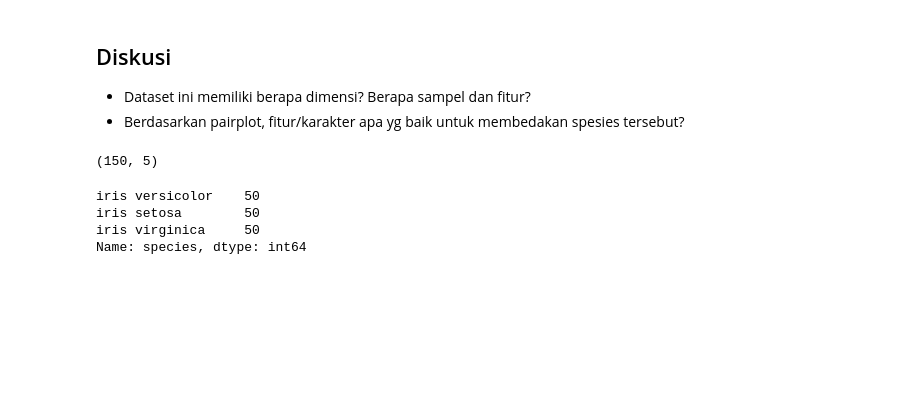
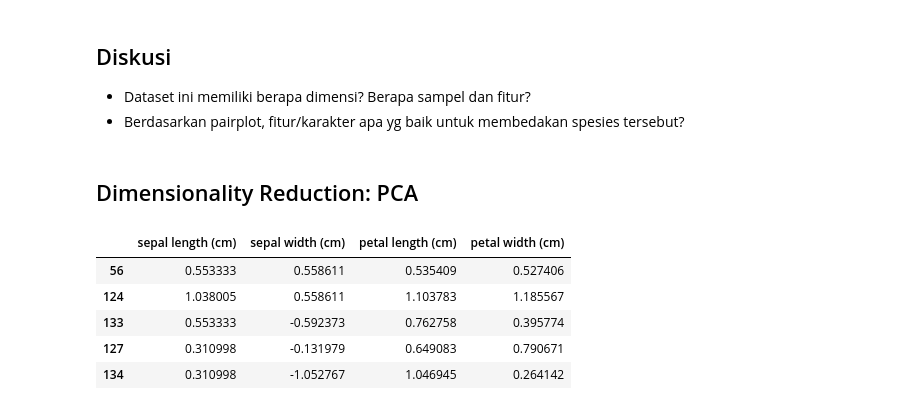
Before and after one commit to lab-biotek-bio-ugm/BIC30007-2, a Jupyter notebook: notebook/modul7.ipynb, the cells around one changed output. Drawn from its saved outputs; the diff is of its cells as text; code cells hidden in the pictures; blank space fills up the shorter version.

```diff
--- a/notebook/modul7.ipynb
+++ b/notebook/modul7.ipynb
@@ -59,19 +95,26 @@ plt.show()
 ## Diskusi
 * Dataset ini memiliki berapa dimensi? Berapa sampel dan fitur?
 * Berdasarkan pairplot, fitur/karakter apa yg baik untuk membedakan spesies tersebut?
-# %%
-data.shape
-# %% [output]
-(150, 5)
-# %%
-# see how many samples we have of each species
-data["species"].value_counts()
-# %% [output]
-iris versicolor    50
-iris setosa        50
-iris virginica     50
-Name: species, dtype: int64
+# %% [markdown]
+## Dimensionality Reduction: PCA
 # %%
 # split data into features (X) and labels (y)
 X = iris.data
 Y = iris.target
+# %%
+# the data is unbalanced (eg sepallength ~4x petalwidth), so should do feature scaling,
+# otherwise the larger features will dominate the others in clustering, etc.
+scaler = preprocessing.StandardScaler()
+
+scaler.fit(X)
+X_scaled_array = scaler.transform(X)
+X_scaled = pd.DataFrame(X_scaled_array, columns = iris['feature_names'])
+
+X_scaled.sample(5)
+# %% [output]
+|  | sepal length (cm) | sepal width (cm) | petal length (cm) | petal width (cm) |
+| 56 | 0.553333 | 0.558611 | 0.535409 | 0.527406 |
+| 124 | 1.038005 | 0.558611 | 1.103783 | 1.185567 |
+| 133 | 0.553333 | -0.592373 | 0.762758 | 0.395774 |
+| 127 | 0.310998 | -0.131979 | 0.649083 | 0.790671 |
+| 134 | 0.310998 | -1.052767 | 1.046945 | 0.264142 |
```
Also changed, not shown: parts of 11 cells of this notebook, 2 other files.
